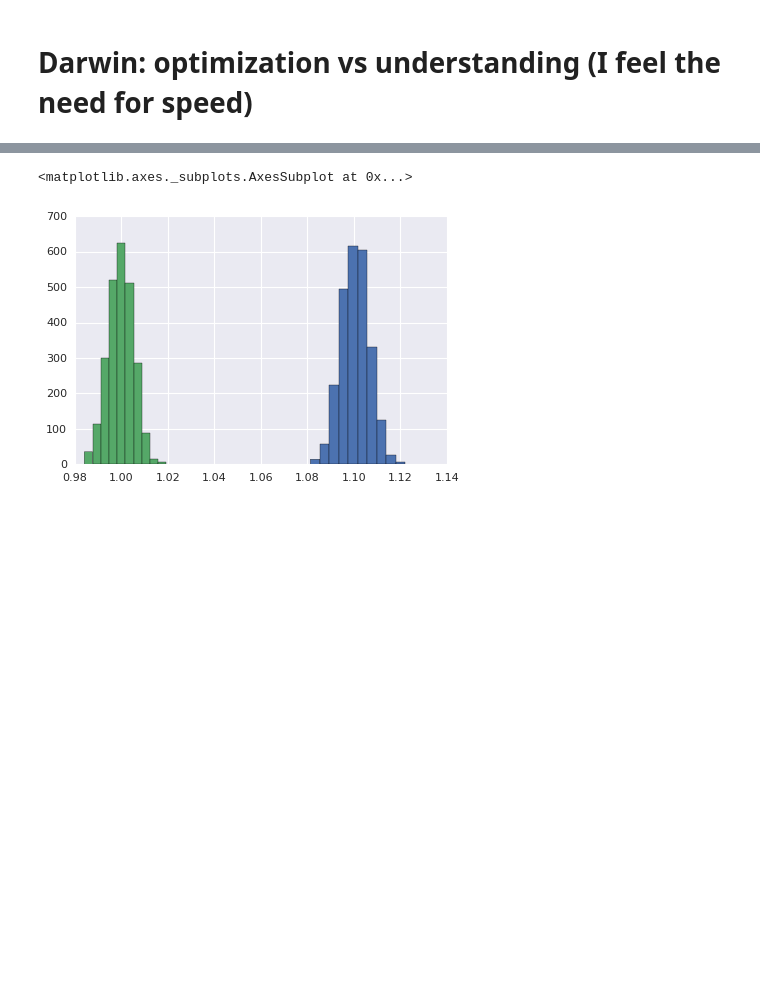
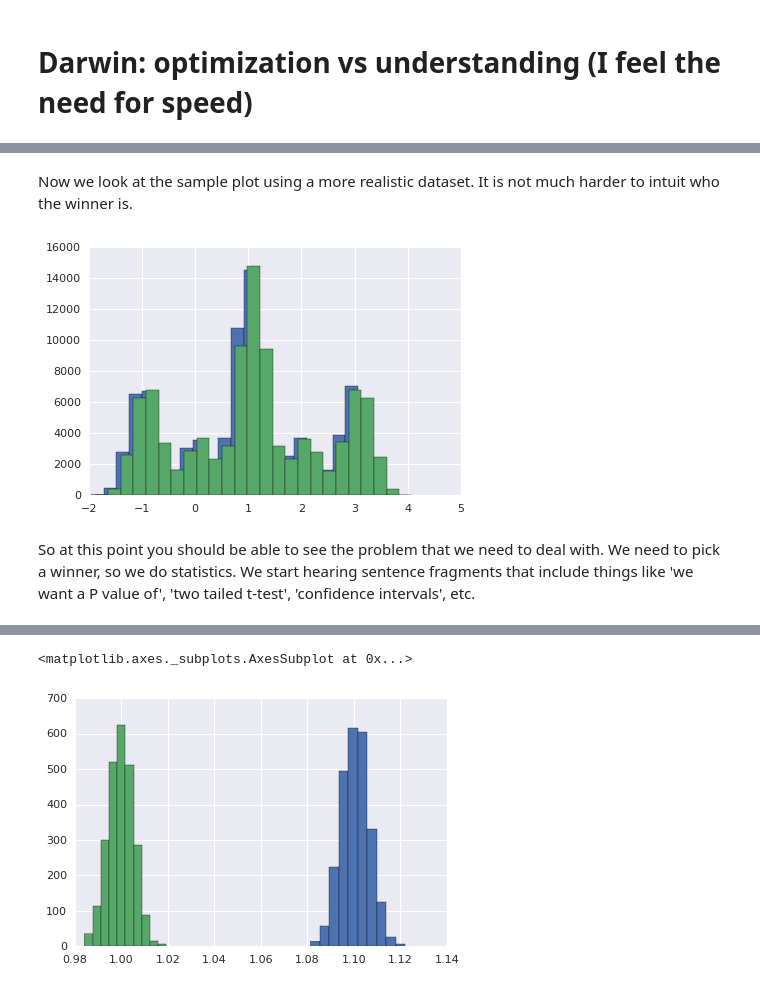
Before and after one commit to tkemmerling/pwin, a Jupyter notebook: Pwin.ipynb, the cells around one changed output, grey strips where cells are left out. Saved outputs shown, nothing was run; the diff lists cells and outputs as text; code cells hidden in the pictures; blank space fills up the shorter version.

```diff
--- a/Pwin.ipynb
+++ b/Pwin.ipynb
@@ -29,16 +38,5 @@ def genSample(mu, sigma, size):
 # %%
 def genSampleNoisy(mu, sigma, size, steps = None, sparseness = None ):
-  """
-    mu: is the overall mean sample
-    sigma: is the noise on each of the steps
-    steps: is a list of step values that are offset on each side of the mean
-    e.g. mu = 0 , steps = [ 1, 2 ] so the sample will have values equal to
-    -2, -1, 0 , 1 , 2 plus the applied noise.
-    sparseness: is the fraction of samples that are centered around the mean
-    1.0 equals 100% of the sample components are centered around mu
-    0.8 equals 80% of the sample is centered at mu, 10% center around the +/- steps
-    so mu = 0, steps = [1], sparseness = 0.8, 80% = 0, 10% = -1, 10% = 1
-  """
   rval = list()
   values = list()
   for plusMinus in [-1.0, 1.0]:
@@ -54,3 +52,14 @@ def genSampleNoisy(mu, sigma, size, steps = None, sparseness = None ):
     rval = rval + list(samplePiece)
     idx += 1
   return ( pd.Series(rval) )
+# %% [markdown]
+Now we look at the sample plot using a more realistic dataset. It is not much harder to intuit who the winner is.
+# %%
+sample3 = genSampleNoisy(1,0.25,100000, steps=[1,2], sparseness=[.2,.1,.4,.1,.2])
+sample4 = genSampleNoisy(1.1,0.25,100000, steps=[1,2], sparseness=[.2,.1,.4,.1,.2])
+g = sample3.hist(bins=25)
+g = sample4.hist(bins=25)
+# %% [output]
+[figure, added]
+# %% [markdown]
+So at this point you should be able to see the problem that we need to deal with. We need to pick a winner, so we do statistics. We start hearing sentence fragments that include things like 'we want a P value of', 'two tailed t-test', 'confidence intervals', etc.
```
Also changed, not shown: parts of 19 cells of this notebook.
